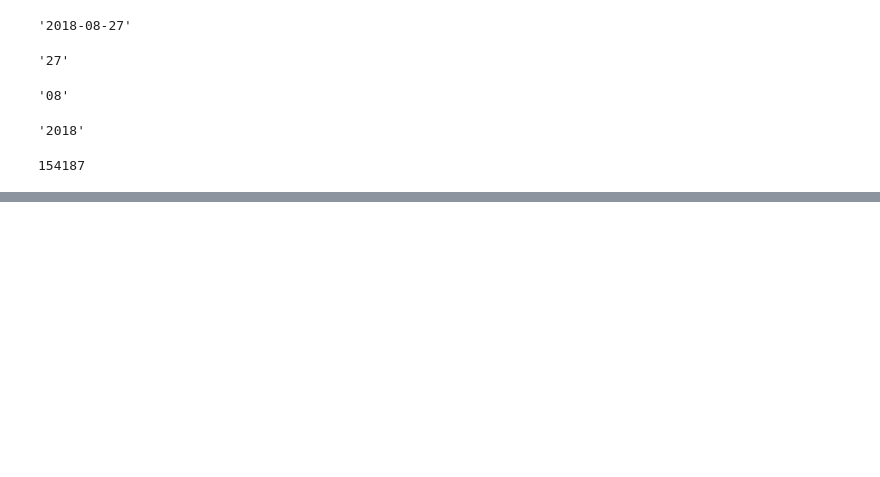
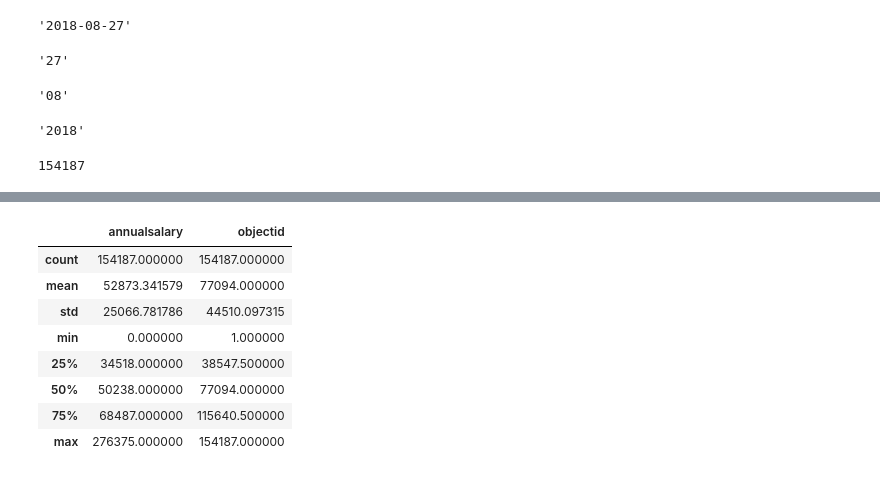
Before and after one commit to Naveen-Karanamu/Baltimore-Salary-Prediction, a Jupyter notebook: main.ipynb, the cells around one changed output, grey strips where cells are left out. Saved outputs shown, nothing was run; the diff lists cells and outputs as text; code cells hidden in the pictures; blank space fills up the shorter version.

```diff
--- a/main.ipynb
+++ b/main.ipynb
@@ -291,0 +336,12 @@ plt.grid()
+# %%
+newdf.describe()
+# %% [output]
+|  | annualsalary | objectid |
+| count | 154187.000000 | 154187.000000 |
+| mean | 52873.341579 | 77094.000000 |
+| std | 25066.781786 | 44510.097315 |
+| min | 0.000000 | 1.000000 |
+| 25% | 34518.000000 | 38547.500000 |
+| 50% | 50238.000000 | 77094.000000 |
+| 75% | 68487.000000 | 115640.500000 |
+| max | 276375.000000 | 154187.000000 |
```
Also changed, not shown: parts of 17 cells of this notebook.
